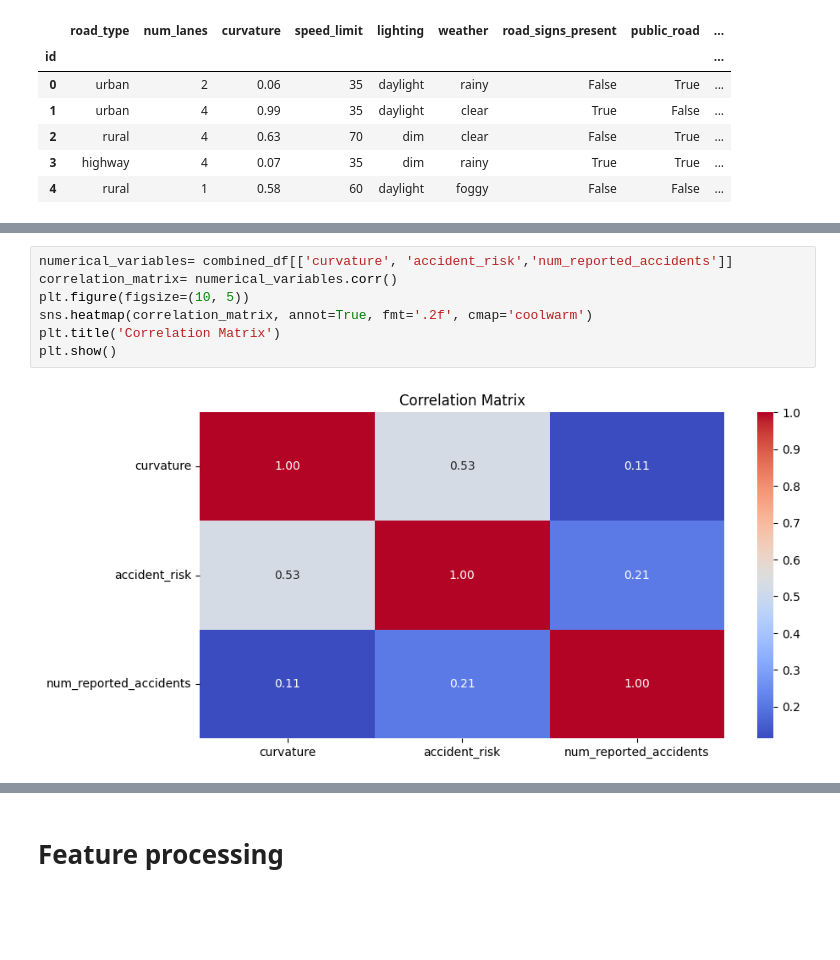
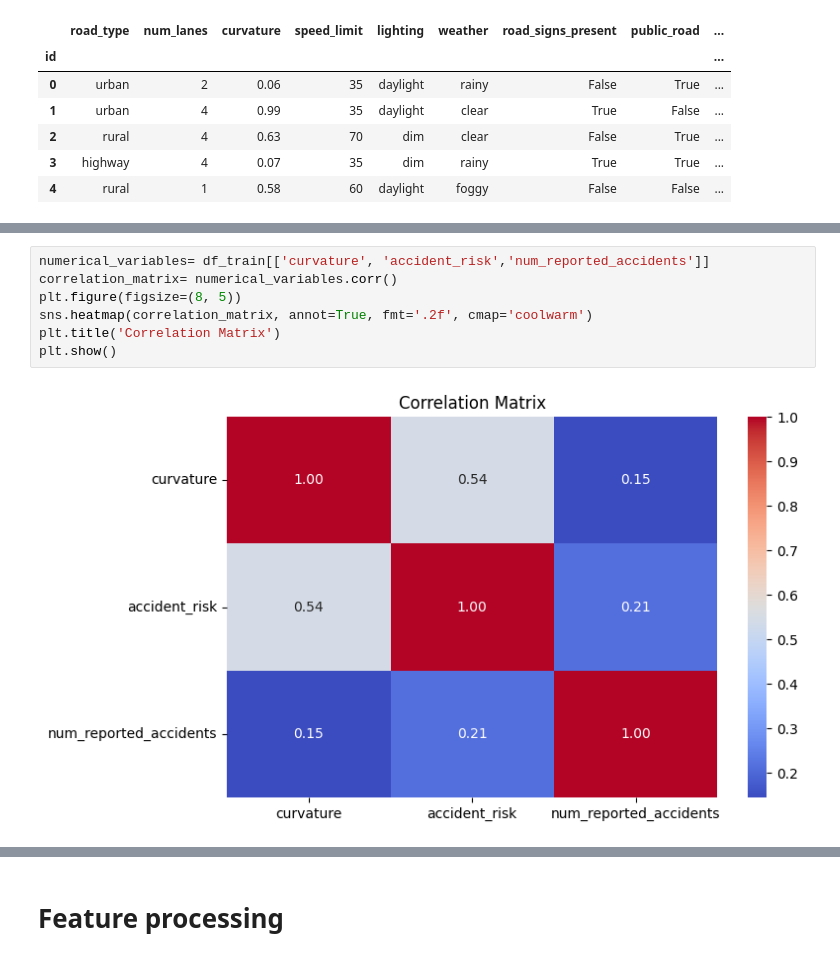
Before and after one commit to StutiSharma22/Kaggle-projects, a Jupyter notebook: predicting-road-accident-risk.ipynb, the cells around one changed output, grey strips where cells are left out. Cells and saved outputs as stored; diff of their text form; blank space fills up the shorter version.

Commit message:
Kaggle Notebook | Predicting Road Accident Risk | Version 11

```diff
--- a/predicting-road-accident-risk.ipynb
+++ b/predicting-road-accident-risk.ipynb
@@ -155,10 +128,10 @@ plt.show()
 # %%
-numerical_variables= combined_df[['curvature', 'accident_risk','num_reported_accidents']]
+numerical_variables= df_train[['curvature', 'accident_risk','num_reported_accidents']]
 correlation_matrix= numerical_variables.corr()
-plt.figure(figsize=(10, 5))
+plt.figure(figsize=(8, 5))
 sns.heatmap(correlation_matrix, annot=True, fmt='.2f', cmap='coolwarm')
 plt.title('Correlation Matrix')
 plt.show()
 # %% [output]
-[figure, old version]
+[figure, new version]
 # %%
```
Also changed, not shown: parts of 28 cells of this notebook.
